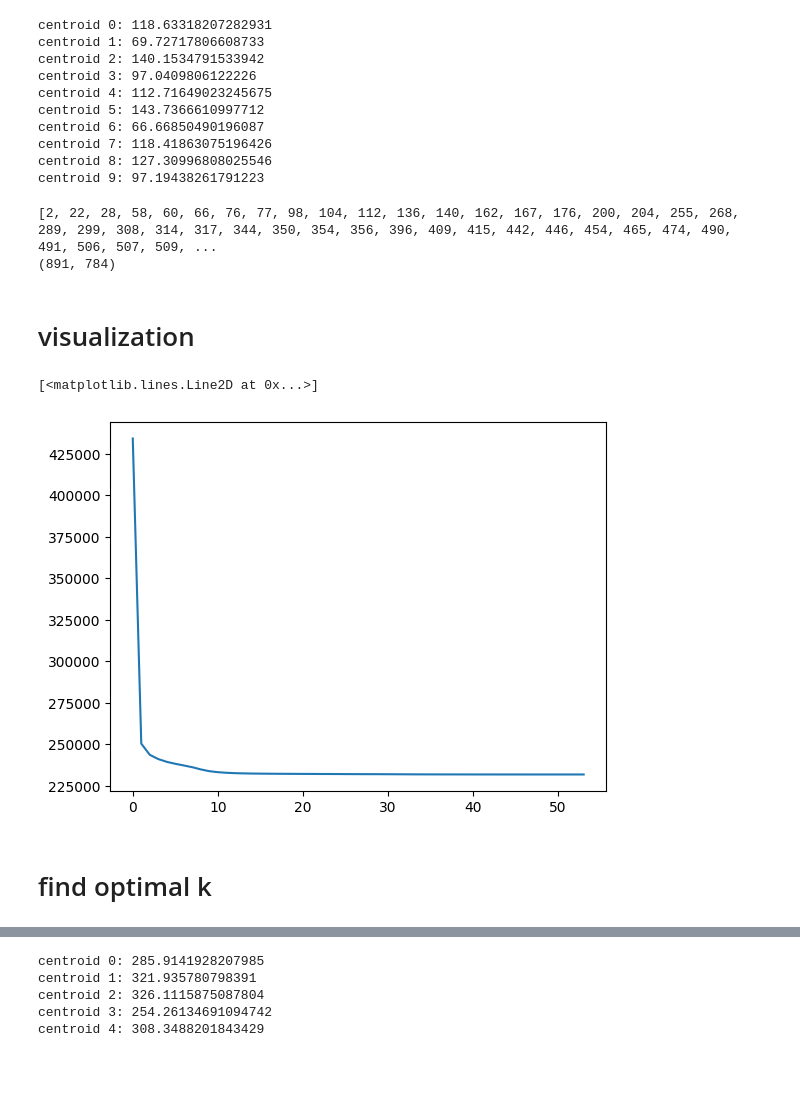
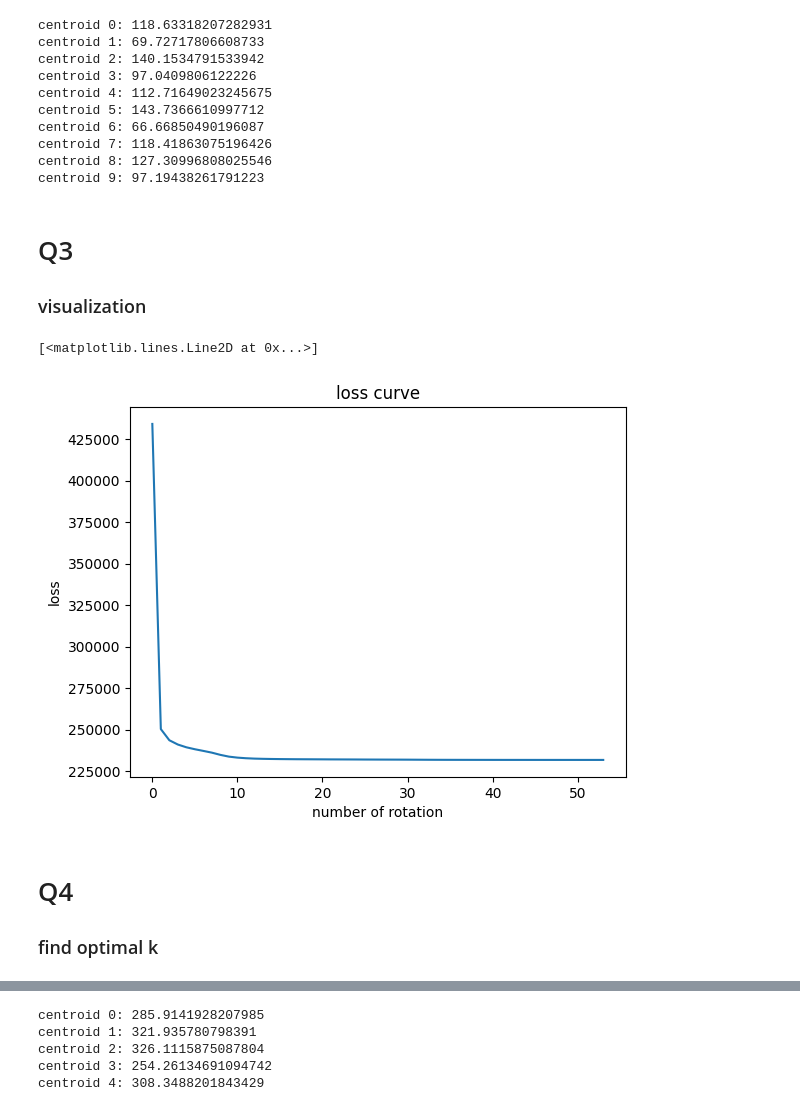
Before and after one commit to Liu-Rain/PCA-Kmeans-Kernel-Methods, a Jupyter notebook: Assignment3.ipynb, the cells around one changed output, grey strips where cells are left out. Drawn from its saved outputs; the diff is of its cells as text; code cells hidden in the pictures; blank space fills up the shorter version.

```diff
--- a/Assignment3.ipynb
+++ b/Assignment3.ipynb
@@ -136,38 +138,21 @@ centroid 6: 66.66850490196087
 centroid 7: 118.41863075196426
 centroid 8: 127.30996808025546
 centroid 9: 97.19438261791223
-# %%
-print(clusters[1])
-
-print(df.values[clusters[3]].shape)
-# %% [output]
-[2, 22, 28, 58, 60, 66, 76, 77, 98, 104, 112, 136, 140, 162, 167, 176, 200, 204, 255, 268, 289, 299, 308, 314, 317, 344, 350, 354, 356, 396, 409, 415, 442, 446, 454, 465, 474, 490, 491, 506, 507, 509, ...
-(891, 784)
 # %% [markdown]
-# visualization
+# Q3
+### visualization
-# %%
-def plot(x, k, clusters:list, loss=[]):
-    f1 = plt.figure()
-    ax1 = f1.add_subplot(111)
-
-    for i in range(k):
-        ax1.scatter(x[clusters[i],0],x[clusters[i],1])
-
-    if loss:
-        f2 = plt.figure()
-        ax2 = f2.add_subplot(111)
-        ax2.plot([i for i in range(len(loss))], loss)
-        ax2.set_title('Epochs vs Loss')
-        ax2.set_xlabel('Epochs')
-        ax2.set_ylabel('Loss')
-    plt.show()
-
-plt.plot(loss)
-# %% [output]
-[<matplotlib.lines.Line2D at 0x...>]
-[figure, removed]
+# %%
+#visualize
+plt.xlabel('number of rotation')
+plt.ylabel('loss')
+plt.title('loss curve')
+plt.plot(loss)
+# %% [output]
+[<matplotlib.lines.Line2D at 0x...>]
+[figure, added]
 # %% [markdown]
-# find optimal k
+# Q4
+### find optimal k
 # %%
 def k_means(x, k = 2 , epochs = 600):
     # 1. Randomly initialize k centroids
```
Also changed, not shown: parts of 18 cells of this notebook, 1 other file.
